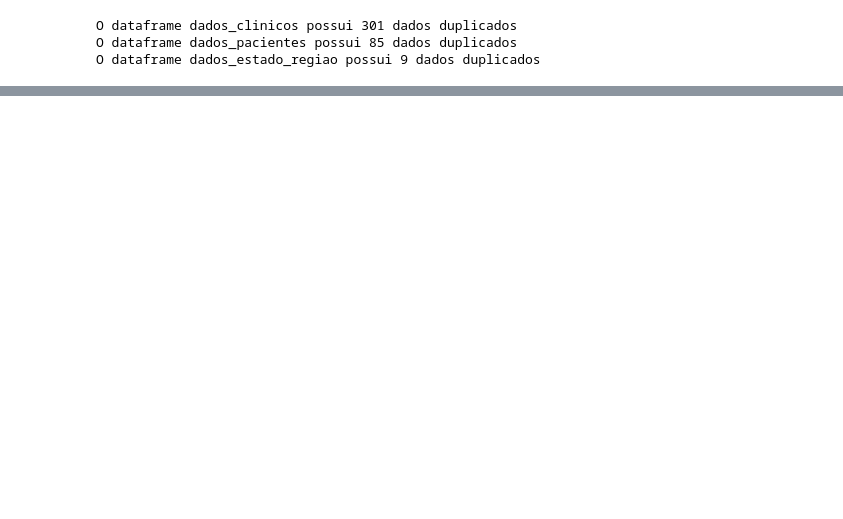
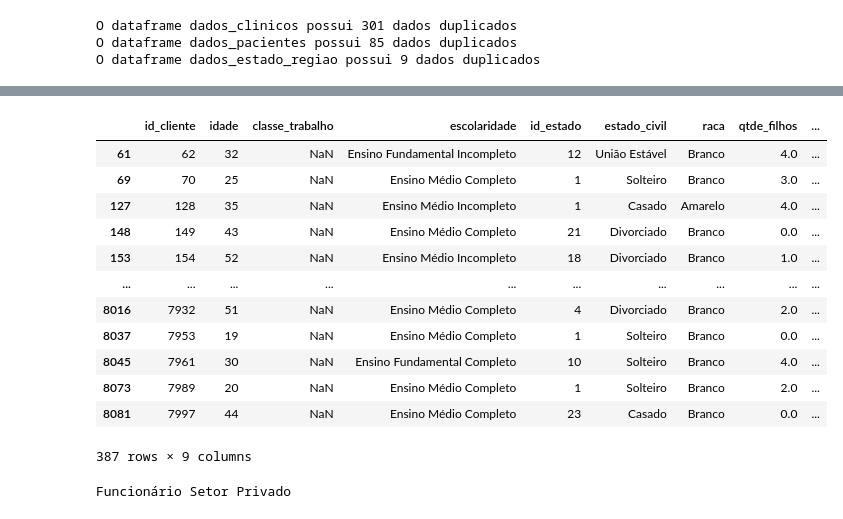
Before and after one commit to pegonsLog/RPA, a Jupyter notebook: Módulo 4 - RPA I/UNIDADE 3/Enunciado Clinica/src/enunciado_clinica.ipynb, the cells around one changed output, grey strips where cells are left out. Cells and saved outputs as stored; diff of their text form; code cells hidden in the pictures; blank space fills up the shorter version.

Commit message:
25/10/2024 - Trabalho

```diff
--- a/Módulo 4 - RPA I/UNIDADE 3/Enunciado Clinica/src/enunciado_clinica.ipynb
+++ b/Módulo 4 - RPA I/UNIDADE 3/Enunciado Clinica/src/enunciado_clinica.ipynb
@@ -77,3 +64,6 @@ verifica_dados_duplicados('dados_estado_regiao', df_estado_regiao)
 O dataframe dados_clinicos possui 301 dados duplicados
 O dataframe dados_pacientes possui 85 dados duplicados
 O dataframe dados_estado_regiao possui 9 dados duplicados
+# %%
+df_dados_pacientes = df_dados_pacientes.drop_duplicates()
+verifica_dados_duplicados('df_dados_pacientes', df_dados_pacientes)
@@ -125,0 +126,24 @@ O dataframe dados_estado_regiao possui 9 dados duplicados
+# %%
+filtro = df_dados_pacientes['classe_trabalho'].isna()
+index_ausentes_classe_trabalho = df_dados_pacientes[filtro].index
+df_dados_pacientes.loc[index_ausentes_classe_trabalho]
+# %% [output]
+|  | id_cliente | idade | classe_trabalho | escolaridade | id_estado | estado_civil | raca | qtde_filhos | ... |
+| 61 | 62 | 32 | NaN | Ensino Fundamental Incompleto | 12 | União Estável | Branco | 4.0 | ... |
+| 69 | 70 | 25 | NaN | Ensino Médio Completo | 1 | Solteiro | Branco | 3.0 | ... |
+| 127 | 128 | 35 | NaN | Ensino Médio Incompleto | 1 | Casado | Amarelo | 4.0 | ... |
+| 148 | 149 | 43 | NaN | Ensino Médio Completo | 21 | Divorciado | Branco | 0.0 | ... |
+| 153 | 154 | 52 | NaN | Ensino Médio Incompleto | 18 | Divorciado | Branco | 1.0 | ... |
+| ... | ... | ... | ... | ... | ... | ... | ... | ... | ... |
+| 8016 | 7932 | 51 | NaN | Ensino Médio Completo | 4 | Divorciado | Branco | 2.0 | ... |
+| 8037 | 7953 | 19 | NaN | Ensino Médio Completo | 1 | Solteiro | Branco | 0.0 | ... |
+| 8045 | 7961 | 30 | NaN | Ensino Fundamental Completo | 10 | Solteiro | Branco | 4.0 | ... |
+| 8073 | 7989 | 20 | NaN | Ensino Médio Completo | 1 | Solteiro | Branco | 2.0 | ... |
+| 8081 | 7997 | 44 | NaN | Ensino Médio Completo | 23 | Casado | Branco | 0.0 | ... |
+387 rows × 9 columns
+# %%
+moda_classe_trabalho = df_dados_pacientes['classe_trabalho'].mode()[0]
+print(moda_classe_trabalho)
+df_dados_pacientes['classe_trabalho'] = df_dados_pacientes['classe_trabalho'].fillna(value=moda_classe_trabalho)
+# %% [output]
+Funcionário Setor Privado
```
Also changed, not shown: parts of 54 cells of this notebook, 4 other files.
